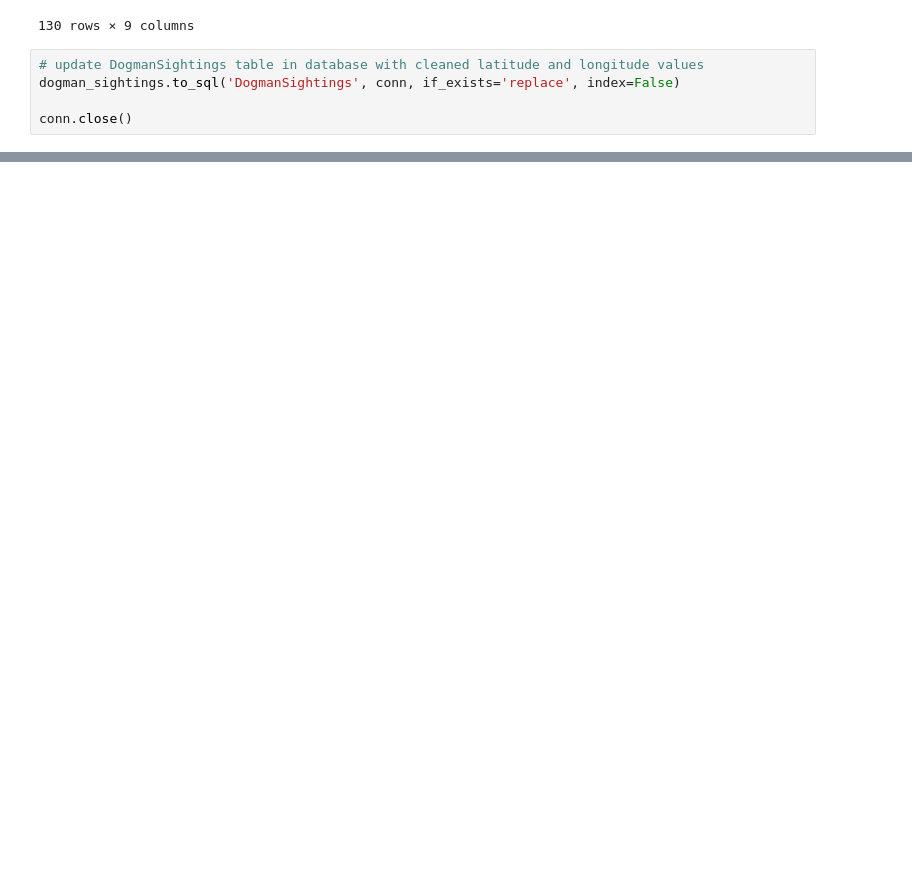
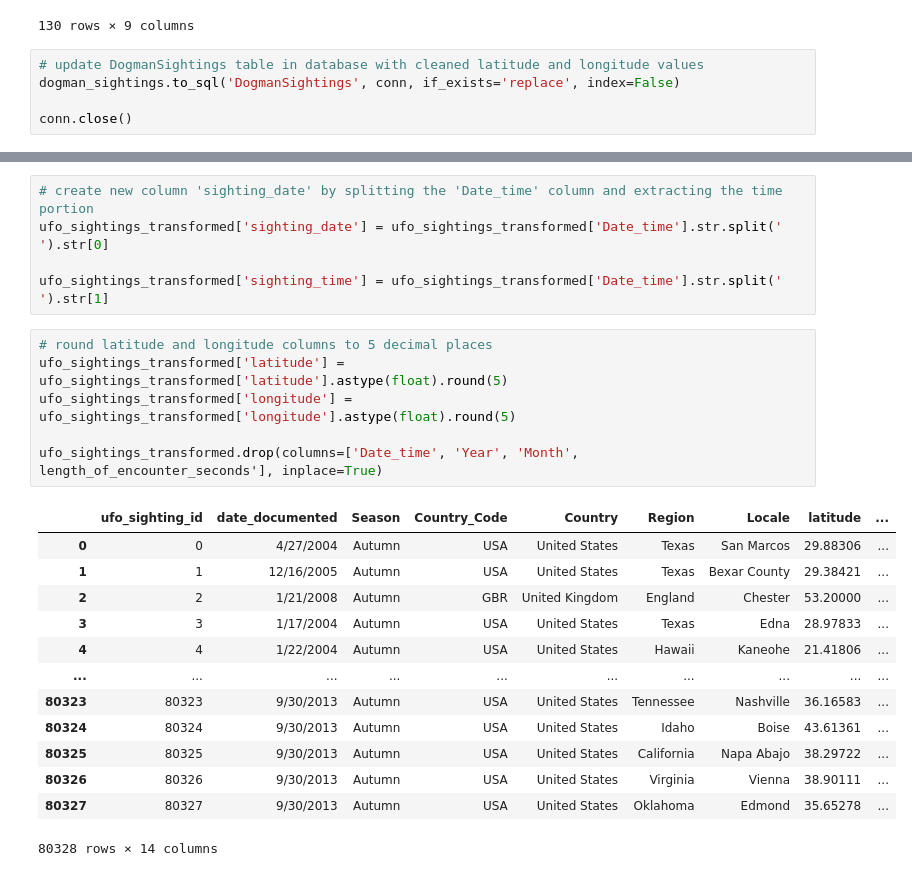
Before and after one commit to ryann1004/Capstone_RobertYann, a Jupyter notebook: Notebooks/Capstone_RY.ipynb, the cells around one changed output, grey strips where cells are left out. Drawn from its saved outputs; the diff is of its cells as text; blank space fills up the shorter version.

```diff
--- a/Notebooks/Capstone_RY.ipynb
+++ b/Notebooks/Capstone_RY.ipynb
@@ -1399,0 +1704,25 @@ result3
+# %%
+# create new column 'sighting_date' by splitting the 'Date_time' column and extracting the time portion
+ufo_sightings_transformed['sighting_date'] = ufo_sightings_transformed['Date_time'].str.split(' ').str[0]
+
+ufo_sightings_transformed['sighting_time'] = ufo_sightings_transformed['Date_time'].str.split(' ').str[1]
+# %%
+# round latitude and longitude columns to 5 decimal places
+ufo_sightings_transformed['latitude'] = ufo_sightings_transformed['latitude'].astype(float).round(5)
+ufo_sightings_transformed['longitude'] = ufo_sightings_transformed['longitude'].astype(float).round(5)
+
+ufo_sightings_transformed.drop(columns=['Date_time', 'Year', 'Month', length_of_encounter_seconds'], inplace=True)
+# %% [output]
+|  | ufo_sighting_id | date_documented | Season | Country_Code | Country | Region | Locale | latitude | ... |
+| 0 | 0 | 4/27/2004 | Autumn | USA | United States | Texas | San Marcos | 29.88306 | ... |
+| 1 | 1 | 12/16/2005 | Autumn | USA | United States | Texas | Bexar County | 29.38421 | ... |
+| 2 | 2 | 1/21/2008 | Autumn | GBR | United Kingdom | England | Chester | 53.20000 | ... |
+| 3 | 3 | 1/17/2004 | Autumn | USA | United States | Texas | Edna | 28.97833 | ... |
+| 4 | 4 | 1/22/2004 | Autumn | USA | United States | Hawaii | Kaneohe | 21.41806 | ... |
+| ... | ... | ... | ... | ... | ... | ... | ... | ... | ... |
+| 80323 | 80323 | 9/30/2013 | Autumn | USA | United States | Tennessee | Nashville | 36.16583 | ... |
+| 80324 | 80324 | 9/30/2013 | Autumn | USA | United States | Idaho | Boise | 43.61361 | ... |
+| 80325 | 80325 | 9/30/2013 | Autumn | USA | United States | California | Napa Abajo | 38.29722 | ... |
+| 80326 | 80326 | 9/30/2013 | Autumn | USA | United States | Virginia | Vienna | 38.90111 | ... |
+| 80327 | 80327 | 9/30/2013 | Autumn | USA | United States | Oklahoma | Edmond | 35.65278 | ... |
+80328 rows × 14 columns
```
Also changed, not shown: parts of 23 cells of this notebook, 2 other files.
